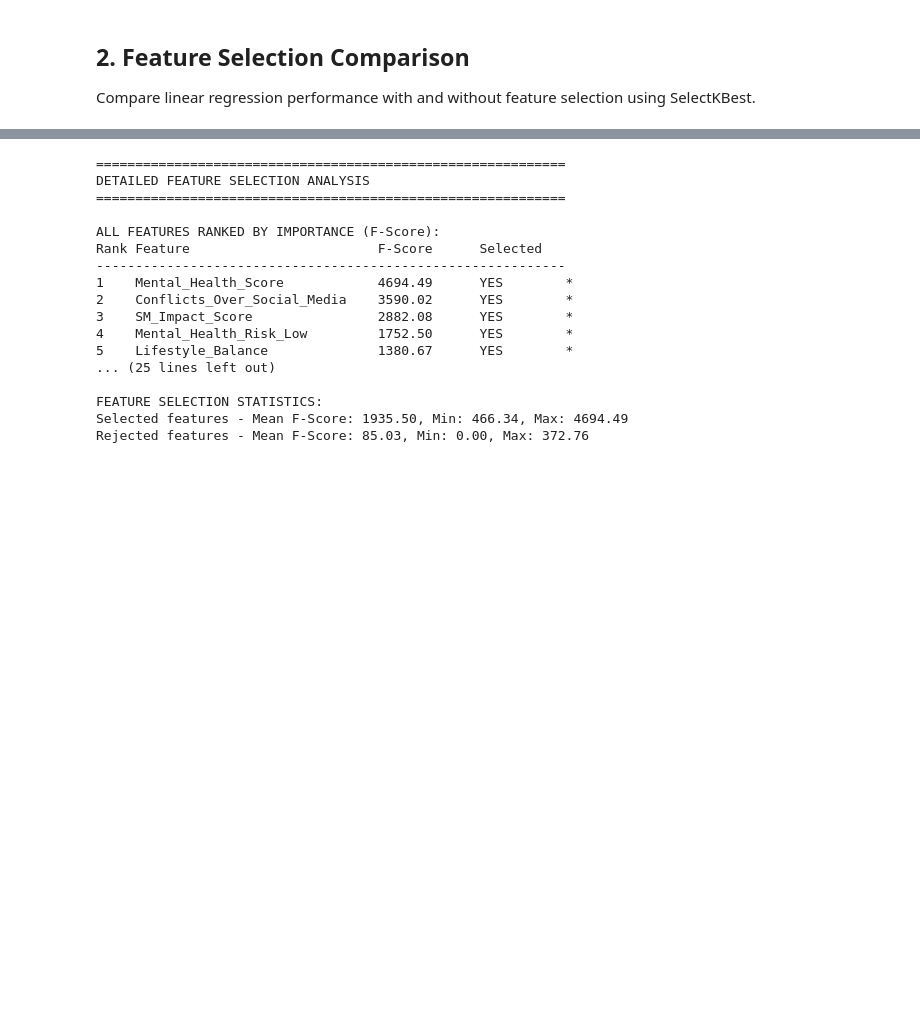
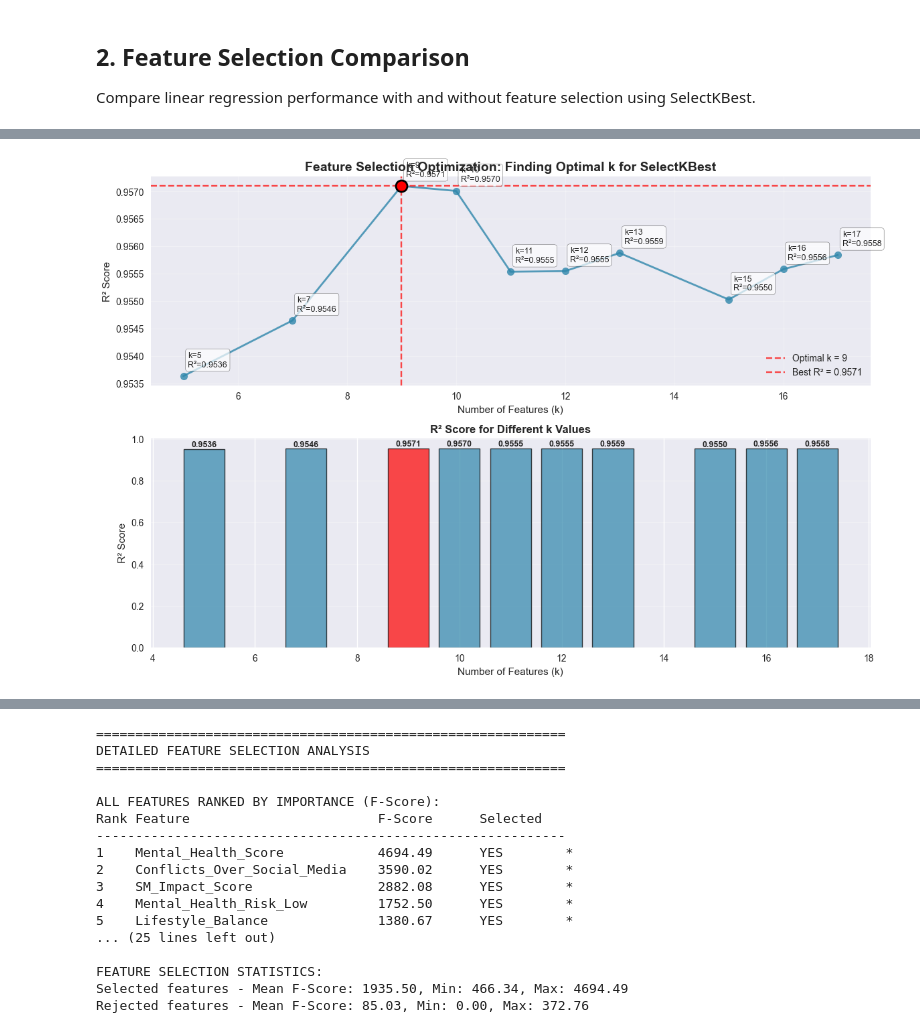
Before and after one commit to tsaqifimtinan/finalproject-kel-8-pm-d, a Jupyter notebook: linear-regression/linear_regression_analysis.ipynb, the cells around one changed output, grey strips where cells are left out. Saved outputs shown, nothing was run; the diff lists cells and outputs as text; code cells hidden in the pictures; blank space fills up the shorter version.

Commit message:
LR: Added Optimal K-Value Searching Visualization

```diff
--- a/linear-regression/linear_regression_analysis.ipynb
+++ b/linear-regression/linear_regression_analysis.ipynb
@@ -144,7 +144,7 @@ print_metrics(metrics_all, "All Features", X_train.shape[1])
 print("\n2. SELECTKBEST FEATURE SELECTION")
 print("-" * 40)
 
-k_values = [5, 7, 9, 11, 13, 15]
+k_values = [5, 7, 9, 10, 11, 12, 13, 15, 16, 17]
 best_k, best_r2, k_results = find_optimal_k(X_train, X_test, y_train, y_test, k_values)
 
 print(f"\nOptimal k value: {best_k} features (R² = {best_r2:.4f})")
@@ -181,3 +181,92 @@ Features used: 9
 R² Score: 0.9571 (95.71% accuracy)
 
 Selected features: ['Avg_Daily_Usage_Hours', 'Sleep_Hours_Per_Night', 'Mental_Health_Score', 'Conflicts_Over_Social_Media', 'Adequate_Sleep', 'SM_Impact_Score', 'Lifestyle_Balance', 'Mental_Health_Ris ...
+# %%
+# Visualization: Optimal K Value Search
+print(f"\nOPTIMAL K VALUE SEARCH VISUALIZATION")
+print("="*50)
+
+# Create visualization for K optimization
+plt.figure(figsize=(12, 8))
+
+# Extract data for plotting
+k_vals = list(k_results.keys())
+r2_vals = list(k_results.values())
+
+# Create the line plot
+plt.subplot(2, 1, 1)
+plt.plot(k_vals, r2_vals, 'o-', linewidth=2, markersize=8, color='#2E86AB', alpha=0.8)
+plt.axvline(x=best_k, color='red', linestyle='--', alpha=0.7, label=f'Optimal k = {best_k}')
+plt.axhline(y=best_r2, color='red', linestyle='--', alpha=0.7, label=f'Best R² = {best_r2:.4f}')
+
+# Highlight the optimal point
+plt.scatter([best_k], [best_r2], color='red', s=150, zorder=5, edgecolor='black', linewidth=2)
+
+plt.xlabel('Number of Features (k)')
+plt.ylabel('R² Score')
+plt.title('Feature Selection Optimization: Finding Optimal k for SelectKBest', fontweight='bold', fontsize=14)
+plt.grid(True, alpha=0.3)
+plt.legend()
+
+# Add annotations for key points
+for k, r2 in zip(k_vals, r2_vals):
+    plt.annotate(f'k={k}\nR²={r2:.4f}',
+                xy=(k, r2),
+                xytext=(5, 10),
+                textcoords='offset points',
+                fontsize=9,
+                ha='left',
+                bbox=dict(boxstyle='round,pad=0.3', facecolor='white', alpha=0.7))
+
+# Create bar chart showing performance at each k
+plt.subplot(2, 1, 2)
+colors = ['red' if k == best_k else '#2E86AB' for k in k_vals]
+bars = plt.bar(k_vals, r2_vals, color=colors, alpha=0.7, edgecolor='black', linewidth=1)
+
+plt.xlabel('Number of Features (k)')
+plt.ylabel('R² Score')
+plt.title('R² Score for Different k Values', fontweight='bold')
+plt.grid(axis='y', alpha=0.3)
+
+# Add value labels on bars
+for bar, r2 in zip(bars, r2_vals):
+    plt.text(bar.get_x() + bar.get_width()/2, bar.get_height() + 0.0005,
+             f'{r2:.4f}', ha='center', va='bottom', fontweight='bold', fontsize=9)
+
+plt.tight_layout()
+plt.show()
+
+# Summary statistics
+improvement_over_all = (best_r2 - feature_selection_results['No Feature Selection']['R2']) * 100
+reduction_in_features = ((X_train.shape[1] - best_k) / X_train.shape[1]) * 100
+
+print(f"\nOPTIMAL K ANALYSIS SUMMARY:")
+print(f"• Optimal number of features: {best_k} out of {X_train.shape[1]} available")
+print(f"• Feature reduction: {reduction_in_features:.1f}% ({X_train.shape[1] - best_k} features removed)")
+print(f"• Best R² achieved: {best_r2:.4f} ({best_r2*100:.2f}%)")
+print(f"• Improvement over using all features: {improvement_over_all:+.4f} percentage points")
+print(f"• Performance range: {min(r2_vals):.4f} to {max(r2_vals):.4f} (R²)")
+
+# Identify performance trends
+if len(k_vals) > 1:
+    # Find performance drops/improvements
+    performance_changes = []
+    for i in range(1, len(k_vals)):
+        change = r2_vals[i] - r2_vals[i-1]
+        performance_changes.append((k_vals[i], change))
+
+    # Find largest improvement and drop
+    largest_improvement = max(performance_changes, key=lambda x: x[1])
+    largest_drop = min(performance_changes, key=lambda x: x[1])
+
+    print(f"\nPERFORMANCE TRENDS:")
+    if largest_improvement[1] > 0:
+        print(f"• Largest improvement: k={largest_improvement[0]} (+{largest_improvement[1]:.4f} R²)")
+    if largest_drop[1] < 0:
+        print(f"• Largest drop: k={largest_drop[0]} ({largest_drop[1]:.4f} R²)")
+
+print(f"\nKEY INSIGHTS:")
+print(f"• SelectKBest effectively reduces dimensionality while maintaining/improving performance")
+print(f"• Optimal k={best_k} balances model complexity with predictive power")
+print(f"• Feature selection is crucial for this dataset - removing irrelevant features improves R²")
+# %% [output]
@@ -183,0 +275 @@ Selected features: ['Avg_Daily_Usage_Hours', 'Sleep_Hours_Per_Night', 'Mental_He
+[figure, added]
```
Also changed, not shown: parts of 2 cells of this notebook.
